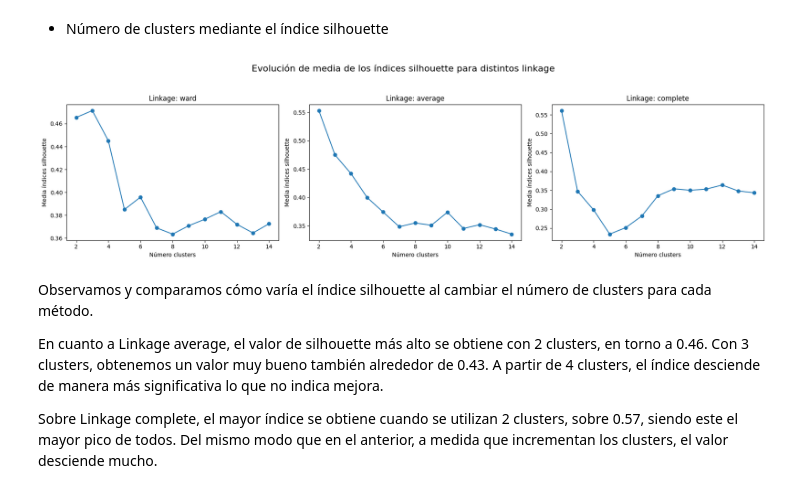
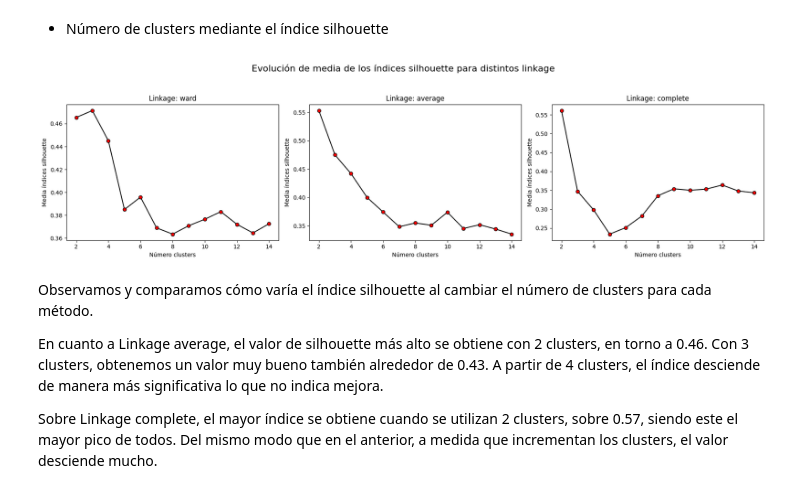
Before and after one commit to kevinMGII/Grupo7-Practica2, a Jupyter notebook: Grupo7_Practica2.ipynb, the cells around one changed output. Drawn from its saved outputs; the diff is of its cells as text; code cells hidden in the pictures.

```diff
--- a/Grupo7_Practica2.ipynb
+++ b/Grupo7_Practica2.ipynb
@@ -85,6 +85,8 @@ for elem in escaladores:
         x=X_pca[:, 0],                                                          # Primer componente principal en el eje X
         y=X_pca[:, 1],                                                          # Segundo componente principal en el eje Y
         hue=objetivo,                                                           # Coloreamos según la variable objetivo 'clase'
+        palette= 'Set1',                                                        # Establecemos el mapa de colores a 'Set1'
+        edgecolor='black',                                                      # Establecemos el color del borde de cada punto a negro
         ax=eje_actual                                                           # Indicamos en cuál subplot se dibuja
     )
 
@@ -374,35 +393,42 @@ figura, ejes = plt.subplots(1, 3, figsize=(18, 5))
 figura.suptitle("Evolución de media de los índices silhouette para distintos linkage", fontsize=16)      # Ponemos el título principal de la figura
 
 contador = 0                                                                    # Inicializamos un contador para recorrer los subplots
 
 for nombre_linkage in metodos_linkage:                                          # Iteramos sobre cada método de linkage definido en el diccionario
     metodo_linkage = metodos_linkage[nombre_linkage]                            # Obtenemos el valor del método de linkage actual
     valores_medios_silhouette = []                                              # Inicializamos la lista para almacenar los índices silhouette medios
 
     for n_clusters in range_n_clusters:                                         # Probamos cada número de clusters dentro del rango definido
         modelo = AgglomerativeClustering(                                       # Creamos un modelo de clustering aglomerativo
             metric = 'euclidean',                                               # Usamos la métrica de distancia euclidiana
             linkage = metodo_linkage,                                           # Usamos el método de linkage actual (ward, average o complete)
             n_clusters = n_clusters                                             # Establecemos el número de clusters
         )
 
         cluster_labels = modelo.fit_predict(X_2d)                               # Entrenamos el modelo y asignamos cada punto a un cluster
         silhouette_avg = silhouette_score(X_2d, cluster_labels)                 # Calculamos el índice silhouette para evaluar la calidad de los clusters
         valores_medios_silhouette.append(silhouette_avg)                        # Guardamos el valor medio de silhouette en la lista
 
     eje_actual = ejes[contador]                                                 # Seleccionamos el subplot correspondiente según el contador
 
-    eje_actual.plot(range_n_clusters, valores_medios_silhouette, marker='o')    # Graficamos la evolución del índice silhouette
+    eje_actual.plot(                                                            # Graficamos la evolución del índice silhouette
+        range_n_clusters,                                                       # Eje X: valores de K
+        valores_medios_silhouette,                                              # Eje Y: silhouette medio para cada K
+        marker='o',                                                             # Marcador circular
+        color='black',                                                          # Línea en negro
+        markerfacecolor='red',                                                  # Relleno de marcadores en rojo
+        markeredgecolor='black'                                                 # Borde de marcadores en negro
+    )
     eje_actual.set_title("Linkage: " + nombre_linkage)                          # Asignamos el título del subplot indicando el método de linkage
     eje_actual.set_xlabel('Número clusters')                                    # Etiqueta del eje X
     eje_actual.set_ylabel('Media índices silhouette')                           # Etiqueta del eje Y
 
     contador += 1                                                               # Incrementamos el contador para el siguiente subplot
 
 plt.tight_layout(rect=[0, 0, 1, 0.93])                                          # Ajustamos el espacio entre subplots
 plt.show()                                                                      # Mostramos la figura con todos los subplots
 # %% [output]
-[figure, old version]
+[figure, new version]
 # %% [markdown]
 Observamos y comparamos cómo varía el índice silhouette al cambiar el número de clusters para cada método.
 
```
Also changed, not shown: parts of 7 cells of this notebook.
